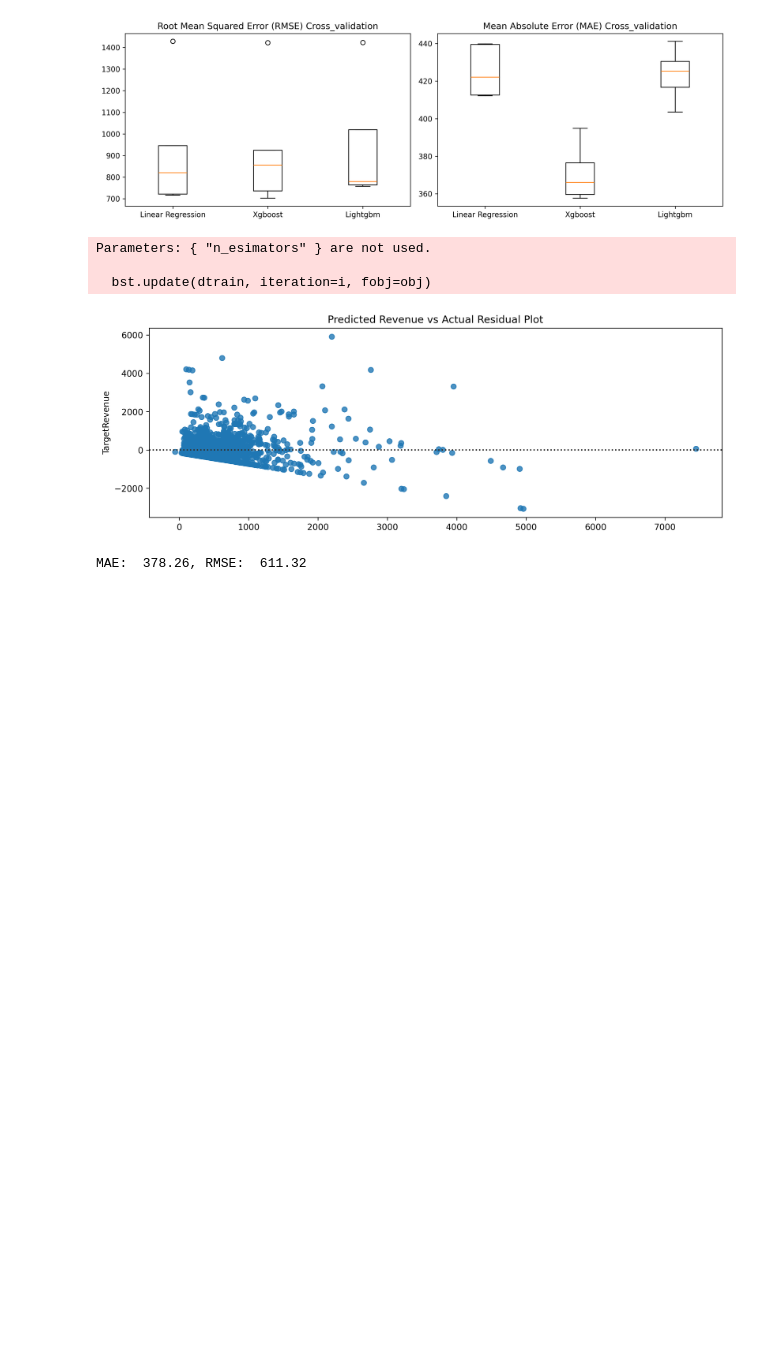
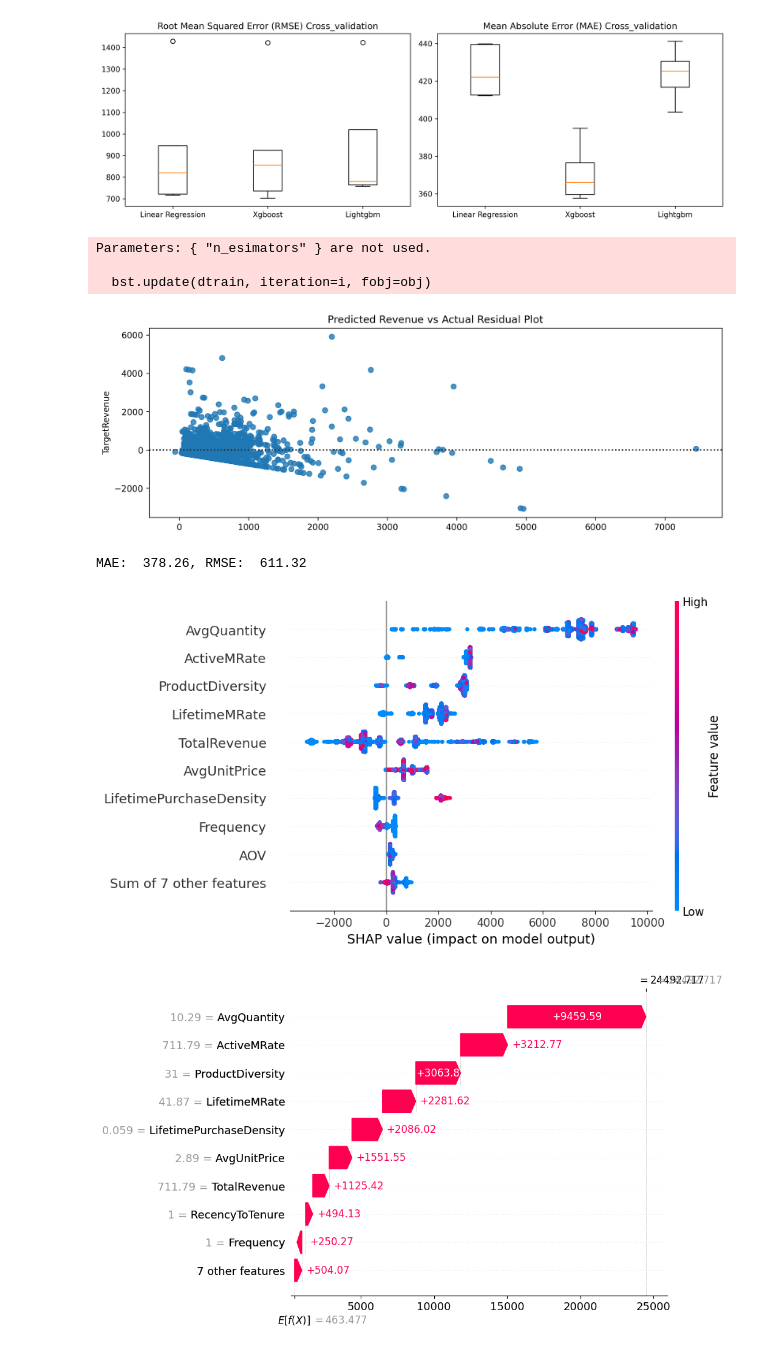
Before and after one commit to mundundan-star/online-retail-customer-analytics, a Jupyter notebook: 6.0 Predicting_Customer_Life_Time_Value_(CLTV).ipynb, the cells around one changed output. Cells and saved outputs as stored; diff of their text form; code cells hidden in the pictures; blank space fills up the shorter version.

```diff
--- a/6.0 Predicting_Customer_Life_Time_Value_(CLTV).ipynb
+++ b/6.0 Predicting_Customer_Life_Time_Value_(CLTV).ipynb
@@ -232,30 +232,44 @@ from sklearn.metrics import mean_absolute_error, mean_squared_error
 
 model = XGBRegressor(n_esimators = 200, max_depth = 6, learning_rate = 0.05, random_state = 42)
 wrapped_model = TransformedTargetRegressor(
     regressor = model,
     func = np.log1p,
     inverse_func = np.expm1)
 
 pipeline = make_pipeline(scaler, model)
 pipeline.fit(X_train, y_train)
 
 y_pred = pipeline.predict(X_test)
 
 mae = mean_absolute_error(y_test, y_pred)
 rmse = np.sqrt(mean_squared_error(y_test, y_pred))
 
 plt.figure(figsize = (12,4), dpi = 300)
 sns.residplot(x = y_pred, y = y_test)
 plt.title('Predicted Revenue vs Actual Residual Plot')
 plt.show()
 
 test_data = X_test.copy()
 test_data['ActualRevenue'] =  y_test
 test_data['PredictedRevenue'] = y_pred
 print(f'MAE: {mae: .2f}, RMSE: {rmse: .2f}')
+
+import matplotlib.pyplot as plt
+import shap
+
+explainer = shap.TreeExplainer(model)
+shap_values = explainer(X_train)  # or X_test
+
+shap.plots.beeswarm(shap_values, max_display=10)
+
+plt.clf()
+
+shap.plots.waterfall(shap_values[0], max_display=10)
 # %% [output]
 Parameters: { "n_esimators" } are not used.
 
   bst.update(dtrain, iteration=i, fobj=obj)
 [figure]
 MAE:  378.26, RMSE:  611.32
+[figure, added]
+[figure, added]
```
